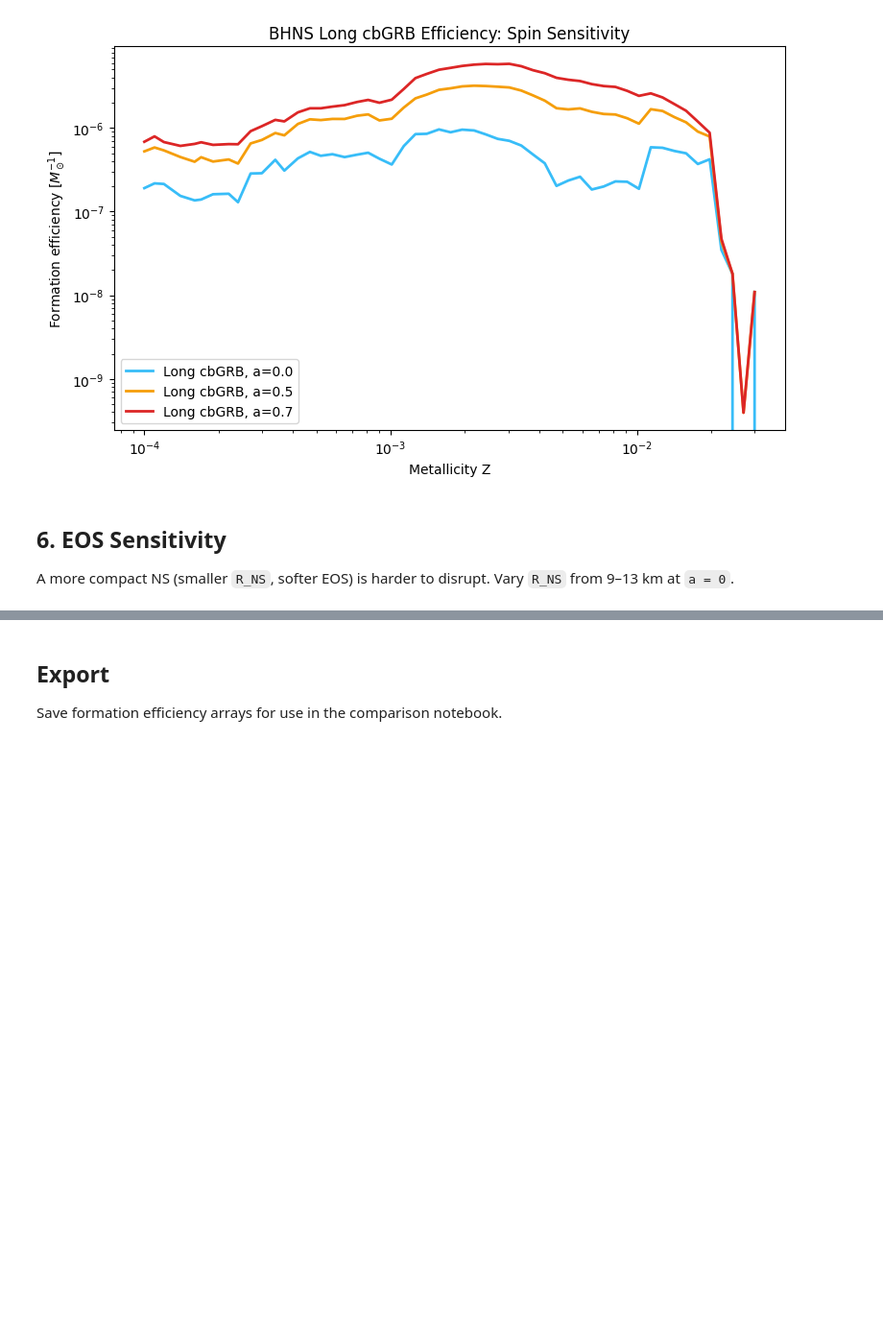
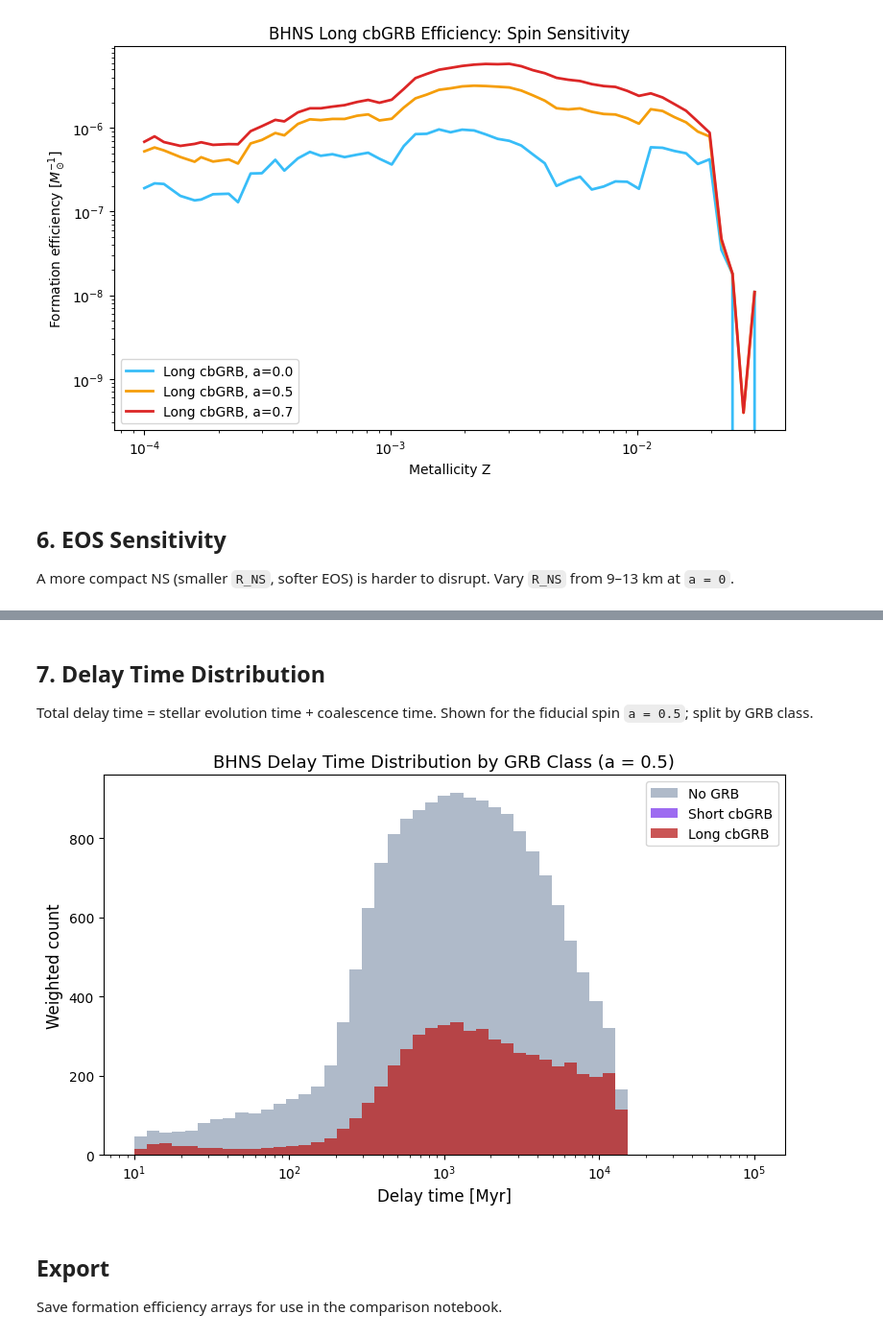
Before and after one commit to jorodgrz/GRBproject, a Jupyter notebook: GRB_BHNS.ipynb, the cells around one changed output, grey strips where cells are left out. Shown at 96% size. Saved outputs shown, nothing was run; the diff lists cells and outputs as text; code cells hidden in the pictures; blank space fills up the shorter version.

```diff
--- a/GRB_BHNS.ipynb
+++ b/GRB_BHNS.ipynb
@@ -265,3 +293,32 @@ R_NS=13 km:  No GRB=1,484,088 (97.3%)  Long=41,465 (2.7%)
+# %% [markdown]
+## 7. Delay Time Distribution
+
+Total delay time = stellar evolution time + coalescence time.
+Shown for the fiducial spin `a = 0.5`; split by GRB class.
+# %%
+delay_BHNS_all = (tform + tc)[mask_merging]
+no_grb_05, short_grb_05, long_grb_05, _ = results[0.5]
+w_m = weights[mask_merging]
+
+bins = np.logspace(1, 5, 50)   # 10 Myr to 100 Gyr
+
+fig, ax = plt.subplots(figsize=(8, 5))
+ax.hist(delay_BHNS_all[no_grb_05],    bins=bins, weights=w_m[no_grb_05],
+        color='#94A3B8', alpha=0.75, label='No GRB')
+ax.hist(delay_BHNS_all[short_grb_05], bins=bins, weights=w_m[short_grb_05],
+        color='#7C3AED', alpha=0.75, label='Short cbGRB')
+ax.hist(delay_BHNS_all[long_grb_05],  bins=bins, weights=w_m[long_grb_05],
+        color='#B91C1C', alpha=0.75, label='Long cbGRB')
+ax.set_xscale('log')
+ax.set_xlabel('Delay time [Myr]', fontsize=12)
+ax.set_ylabel('Weighted count', fontsize=12)
+ax.set_title('BHNS Delay Time Distribution by GRB Class (a = 0.5)', fontsize=13)
+ax.legend(fontsize=10)
+plt.tight_layout()
+plt.savefig('/Users/josephrodriguez/research visualization/Plots/bhns_delay_time_distribution.png', dpi=150, bbox_inches='tight')
+plt.show()
+# %% [output]
+[figure, added]
 # %% [markdown]
 ## Export
 
```
Also changed, not shown: parts of 1 cell of this notebook, 24 other files.
